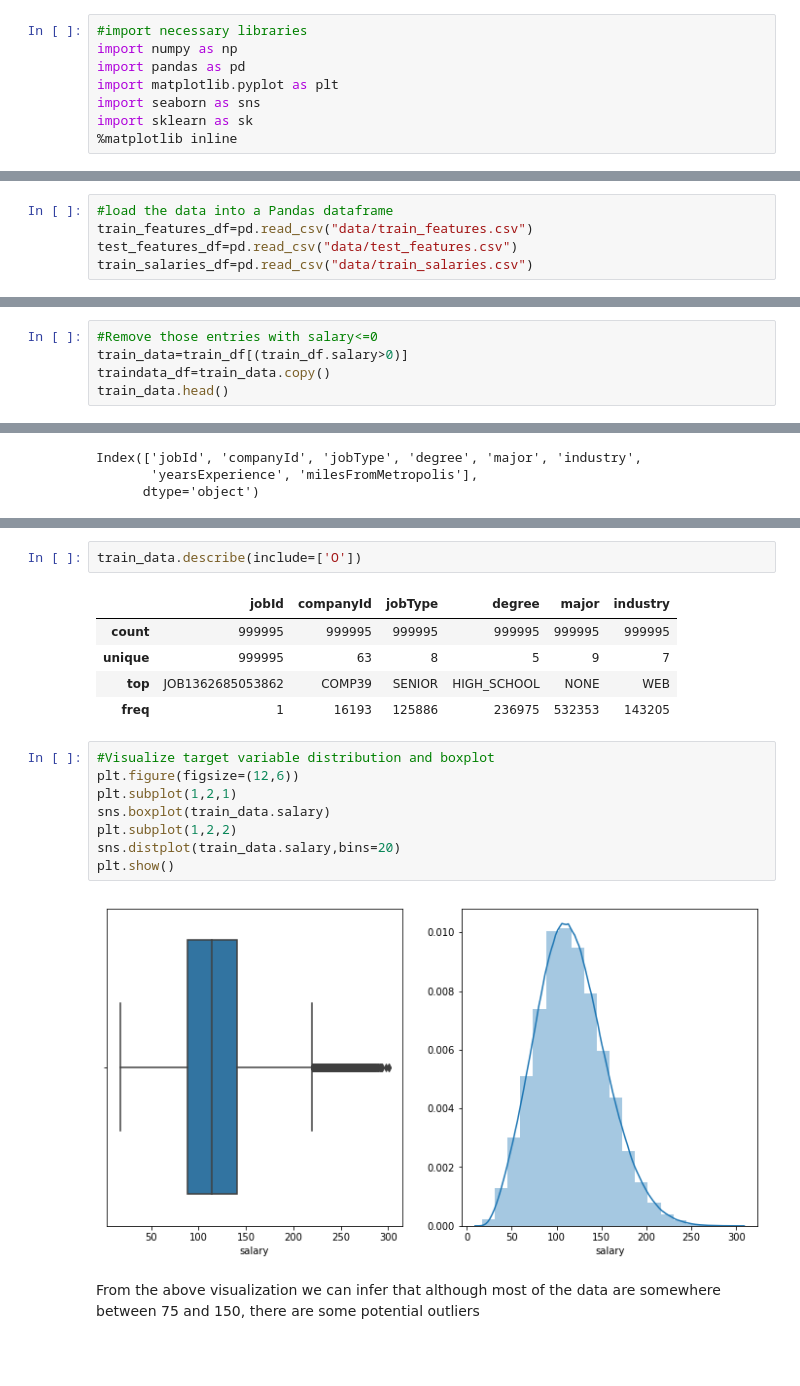
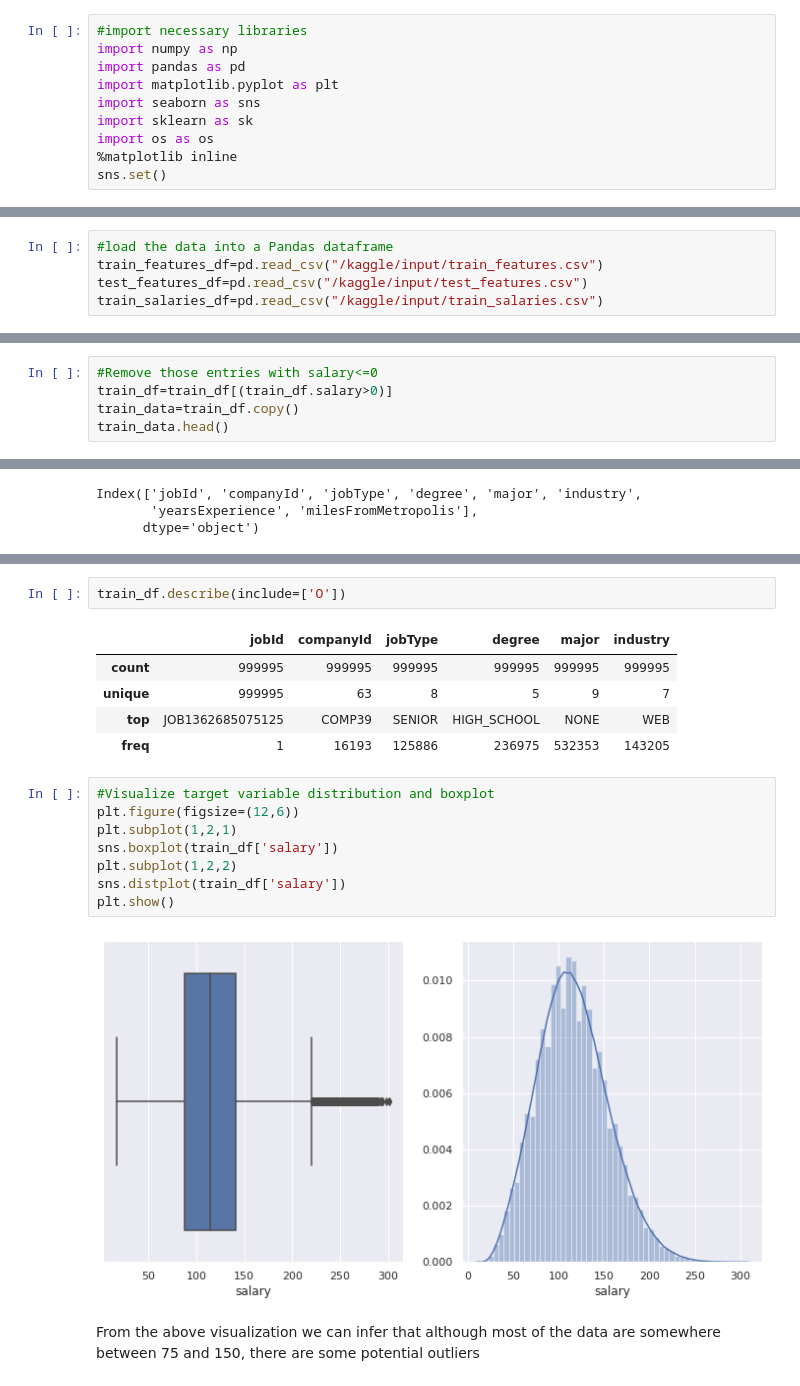
Before and after one commit to Ahsana-Ahffan/SalaryPredictionPortfolio, a Jupyter notebook: Salary Prediction Notebook.ipynb, the cells around one changed output, grey strips where cells are left out. Saved outputs shown, nothing was run; the diff lists cells and outputs as text; blank space fills up the shorter version.

```diff
--- a/Salary Prediction Notebook.ipynb
+++ b/Salary Prediction Notebook.ipynb
@@ -19,16 +51,18 @@ import pandas as pd
 import matplotlib.pyplot as plt
 import seaborn as sns
 import sklearn as sk
+import os as os
 %matplotlib inline
+sns.set()
 # %% [markdown]
 ## Part 2 - DISCOVER
 # %% [markdown]
 ### ---- 2 Load the data ----
 # %%
 #load the data into a Pandas dataframe
-train_features_df=pd.read_csv("data/train_features.csv")
-test_features_df=pd.read_csv("data/test_features.csv")
-train_salaries_df=pd.read_csv("data/train_salaries.csv")
+train_features_df=pd.read_csv("/kaggle/input/train_features.csv")
+test_features_df=pd.read_csv("/kaggle/input/test_features.csv")
+train_salaries_df=pd.read_csv("/kaggle/input/train_salaries.csv")
 # %%
 train_features_df.dtypes
 # %% [output]
@@ -164,8 +206,8 @@ test_features_df.duplicated().sum()
 5
 # %%
 #Remove those entries with salary<=0
-train_data=train_df[(train_df.salary>0)]
-traindata_df=train_data.copy()
+train_df=train_df[(train_df.salary>0)]
+train_data=train_df.copy()
 train_data.head()
 # %% [output]
 |  | jobId | companyId | jobType | degree | major | industry | yearsExperience | milesFromMetropolis | ... |
@@ -210,23 +252,23 @@ train_data.describe(include=[np.number])
 | 75% | 18.000000 | 75.000000 | 141.000000 |
 | max | 24.000000 | 99.000000 | 301.000000 |
 # %%
-train_data.describe(include=['O'])
+train_df.describe(include=['O'])
 # %% [output]
 |  | jobId | companyId | jobType | degree | major | industry |
 | count | 999995 | 999995 | 999995 | 999995 | 999995 | 999995 |
 | unique | 999995 | 63 | 8 | 5 | 9 | 7 |
-| top | JOB1362685053862 | COMP39 | SENIOR | HIGH_SCHOOL | NONE | WEB |
+| top | JOB1362685075125 | COMP39 | SENIOR | HIGH_SCHOOL | NONE | WEB |
 | freq | 1 | 16193 | 125886 | 236975 | 532353 | 143205 |
 # %%
 #Visualize target variable distribution and boxplot
 plt.figure(figsize=(12,6))
 plt.subplot(1,2,1)
-sns.boxplot(train_data.salary)
+sns.boxplot(train_df['salary'])
 plt.subplot(1,2,2)
-sns.distplot(train_data.salary,bins=20)
+sns.distplot(train_df['salary'])
 plt.show()
 # %% [output]
-[figure, old version]
+[figure, new version]
 # %% [markdown]
 From the above visualization we can infer that although most of the data are somewhere between 75 and 150, there are some potential outliers
 # %%
```
Also changed, not shown: parts of 75 cells of this notebook.
